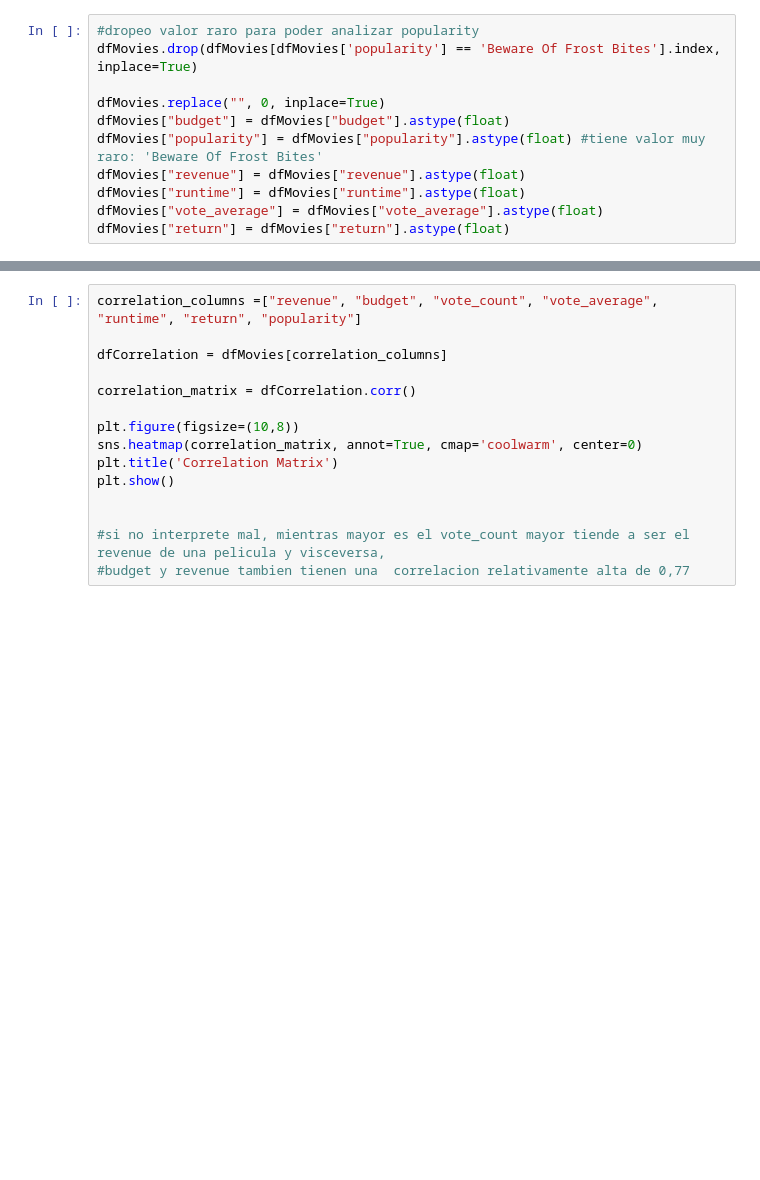
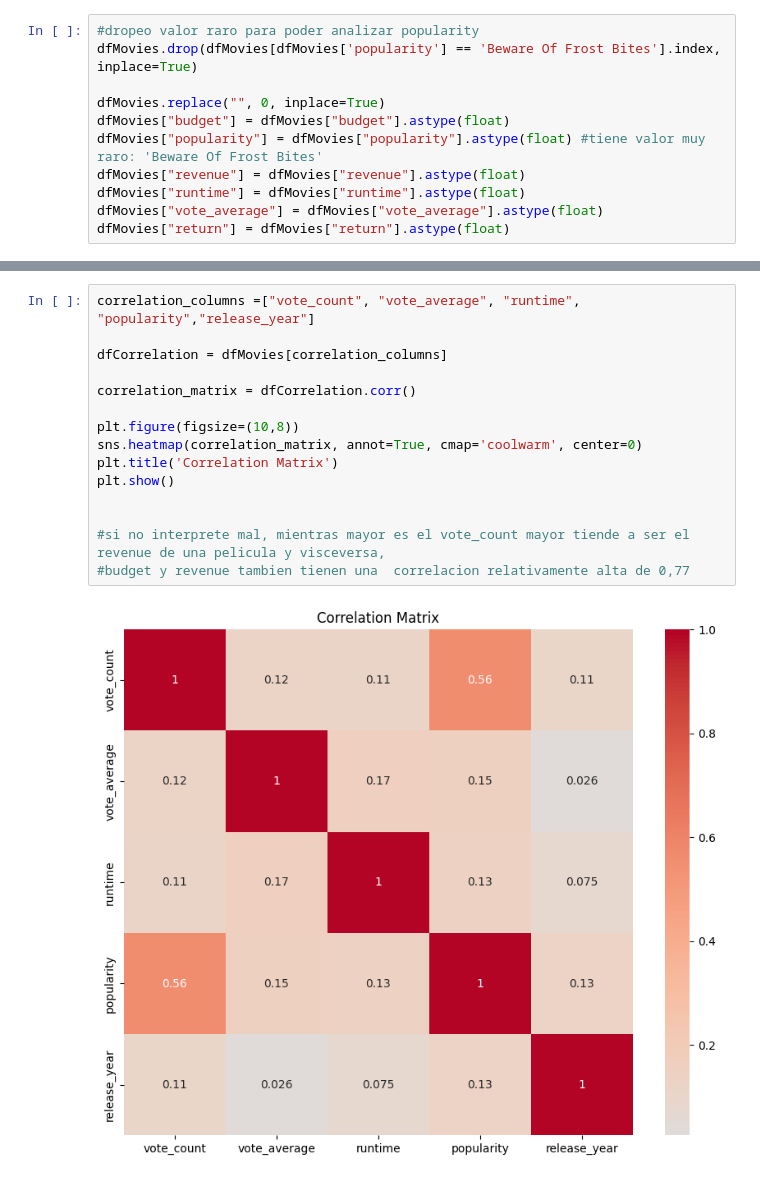
Before and after one commit to Naitais/peliculas_recomendacion_MLOP, a Jupyter notebook: EDA_movies_credits.ipynb, the cells around one changed output, grey strips where cells are left out. Cells and saved outputs as stored; diff of their text form; blank space fills up the shorter version.

```diff
--- a/EDA_movies_credits.ipynb
+++ b/EDA_movies_credits.ipynb
@@ -101,15 +212,17 @@ plt.show()
 # %%
-correlation_columns =["revenue", "budget", "vote_count", "vote_average", "runtime", "return", "popularity"]
+correlation_columns =["vote_count", "vote_average", "runtime", "popularity","release_year"]
 
 dfCorrelation = dfMovies[correlation_columns]
 
 correlation_matrix = dfCorrelation.corr()
 
 plt.figure(figsize=(10,8))
 sns.heatmap(correlation_matrix, annot=True, cmap='coolwarm', center=0)
 plt.title('Correlation Matrix')
 plt.show()
 
 
 #si no interprete mal, mientras mayor es el vote_count mayor tiende a ser el revenue de una pelicula y visceversa,
 #budget y revenue tambien tienen una  correlacion relativamente alta de 0,77
+# %% [output]
+[figure, added]
```
Also changed, not shown: parts of 15 cells of this notebook, 1 other file.
